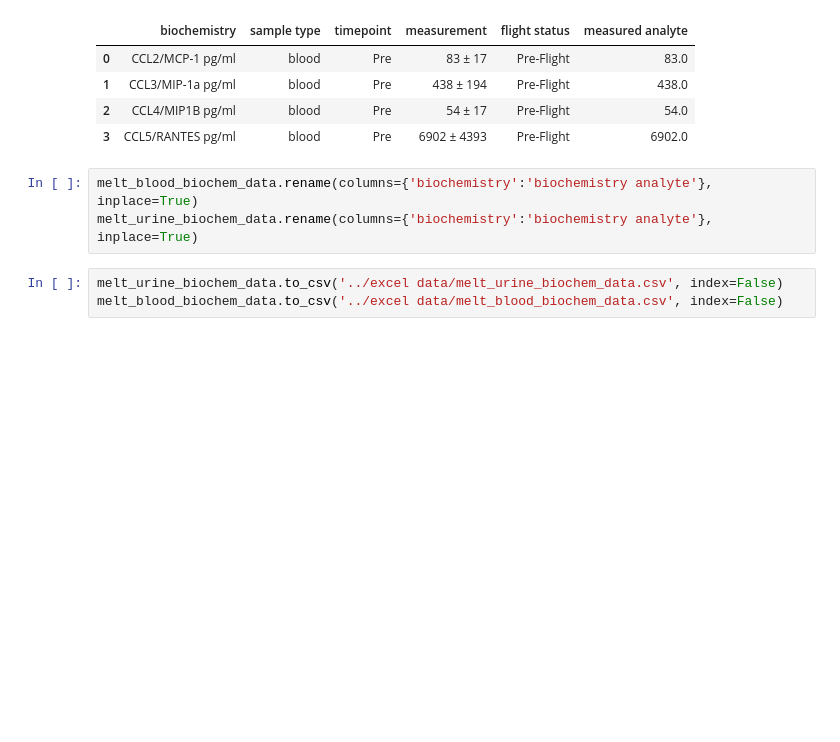
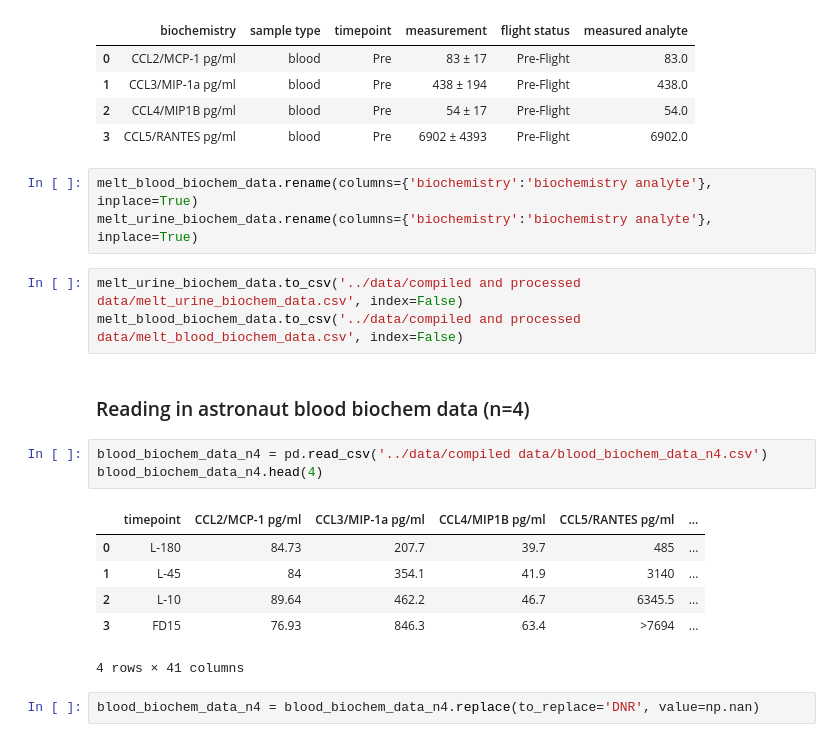
Before and after one commit to Jared-Luxton/NASA-astronauts-telomeres-chromosomes, a Jupyter notebook: NASA_telomeres/02a NASA Astros Telo Data Transformation.ipynb, the cells around one changed output. Drawn from its saved outputs; the diff is of its cells as text; blank space fills up the shorter version.

```diff
--- a/NASA_telomeres/02a NASA Astros Telo Data Transformation.ipynb
+++ b/NASA_telomeres/02a NASA Astros Telo Data Transformation.ipynb
@@ -231,5 +280,19 @@ melt_blood_biochem_data.head(4)
 melt_blood_biochem_data.rename(columns={'biochemistry':'biochemistry analyte'}, inplace=True)
 melt_urine_biochem_data.rename(columns={'biochemistry':'biochemistry analyte'}, inplace=True)
 # %%
-melt_urine_biochem_data.to_csv('../excel data/melt_urine_biochem_data.csv', index=False)
-melt_blood_biochem_data.to_csv('../excel data/melt_blood_biochem_data.csv', index=False)
+melt_urine_biochem_data.to_csv('../data/compiled and processed data/melt_urine_biochem_data.csv', index=False)
+melt_blood_biochem_data.to_csv('../data/compiled and processed data/melt_blood_biochem_data.csv', index=False)
+# %% [markdown]
+### Reading in astronaut blood biochem data (n=4)
+# %%
+blood_biochem_data_n4 = pd.read_csv('../data/compiled data/blood_biochem_data_n4.csv')
+blood_biochem_data_n4.head(4)
+# %% [output]
+|  | timepoint | CCL2/MCP-1 pg/ml | CCL3/MIP-1a pg/ml | CCL4/MIP1B pg/ml | CCL5/RANTES pg/ml | ... |
+| 0 | L-180 | 84.73 | 207.7 | 39.7 | 485 | ... |
+| 1 | L-45 | 84 | 354.1 | 41.9 | 3140 | ... |
+| 2 | L-10 | 89.64 | 462.2 | 46.7 | 6345.5 | ... |
+| 3 | FD15 | 76.93 | 846.3 | 63.4 | >7694 | ... |
+4 rows × 41 columns
+# %%
+blood_biochem_data_n4 = blood_biochem_data_n4.replace(to_replace='DNR', value=np.nan)
```
Also changed, not shown: parts of 39 cells of this notebook.
